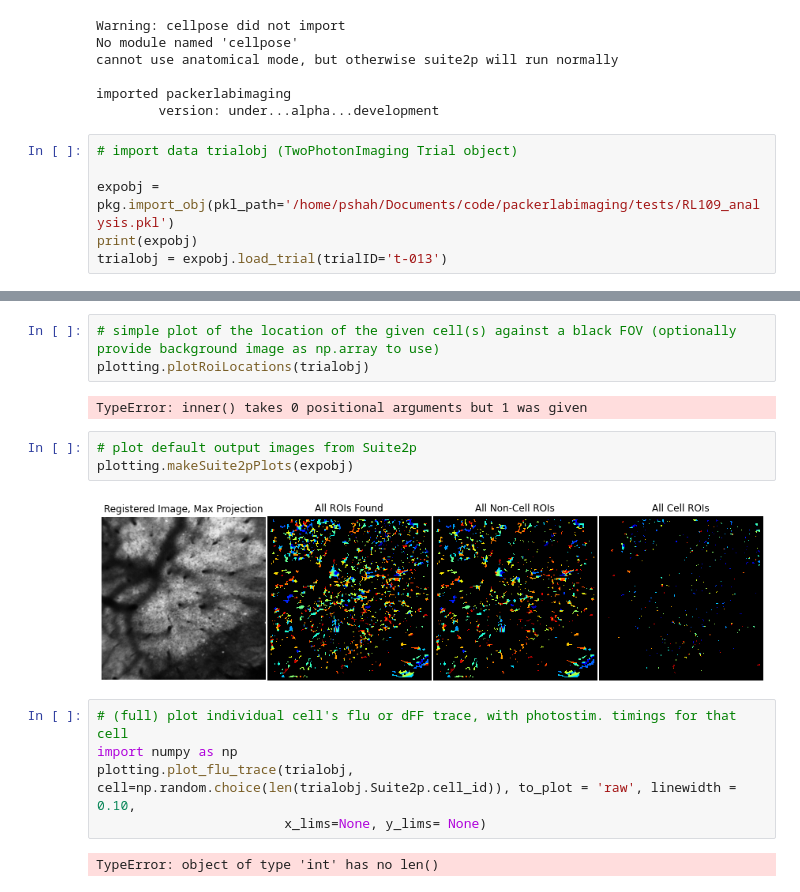
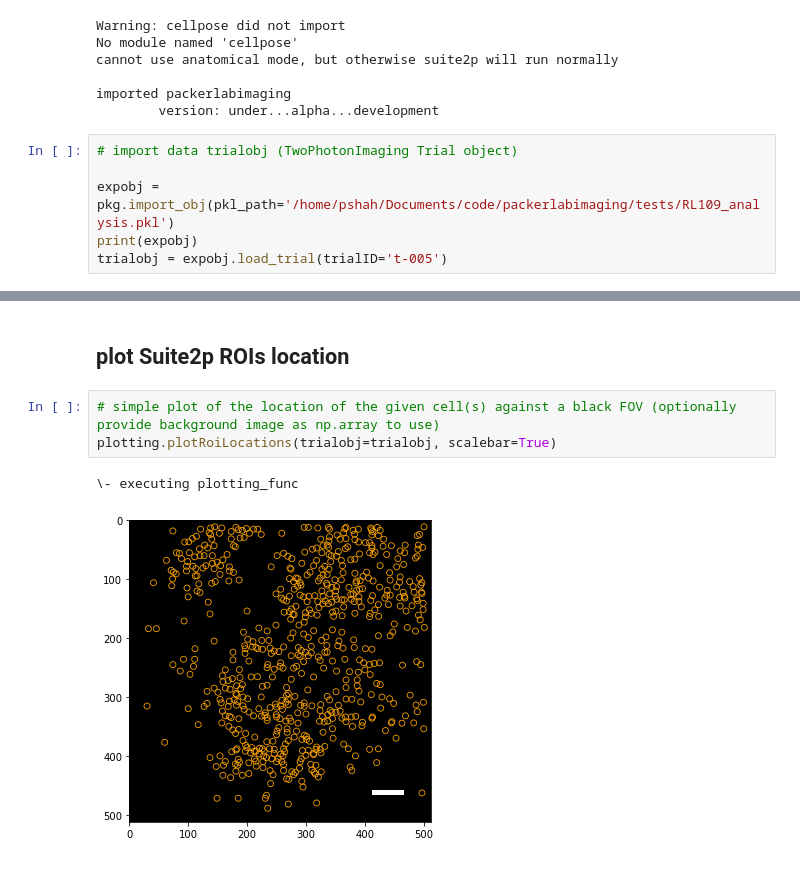
Before and after one commit to Packer-Lab/imagingplus, a Jupyter notebook: Notebooks/Tutorial 3 - Making useful plots.ipynb, the cells around one changed output, grey strips where cells are left out. Saved outputs shown, nothing was run; the diff lists cells and outputs as text.

```diff
--- a/Notebooks/Tutorial 3 - Making useful plots.ipynb
+++ b/Notebooks/Tutorial 3 - Making useful plots.ipynb
@@ -13,6 +13,6 @@ imported packerlabimaging
 
 expobj = pkg.import_obj(pkl_path='/home/pshah/Documents/code/packerlabimaging/tests/RL109_analysis.pkl')
 print(expobj)
-trialobj = expobj.load_trial(trialID='t-013')
+trialobj = expobj.load_trial(trialID='t-005')
 # %% [output]
 |- Loaded packerlabimaging.Experiment object (date: 2020-12-19, expID: RL109)kl ...
@@ -28,17 +28,8 @@ trials in Experiment object:
+# %% [markdown]
+## plot Suite2p ROIs location
 # %%
 # simple plot of the location of the given cell(s) against a black FOV (optionally provide background image as np.array to use)
-plotting.plotRoiLocations(trialobj)
+plotting.plotRoiLocations(trialobj=trialobj, scalebar=True)
 # %% [output]
-TypeError: inner() takes 0 positional arguments but 1 was given
+\- executing plotting_func
+[figure, added]
-# %%
-# plot default output images from Suite2p
-plotting.makeSuite2pPlots(expobj)
-# %% [output]
-[figure, removed]
-# %%
-# (full) plot individual cell's flu or dFF trace, with photostim. timings for that cell
-import numpy as np
-plotting.plot_flu_trace(trialobj, cell=np.random.choice(len(trialobj.Suite2p.cell_id)), to_plot = 'raw', linewidth = 0.10,
-                        x_lims=None, y_lims= None)
-# %% [output]
-TypeError: object of type 'int' has no len()
```
Also changed, not shown: parts of 8 cells of this notebook.
